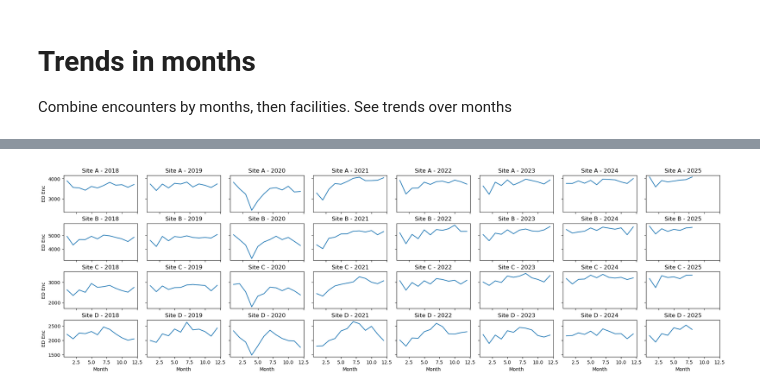
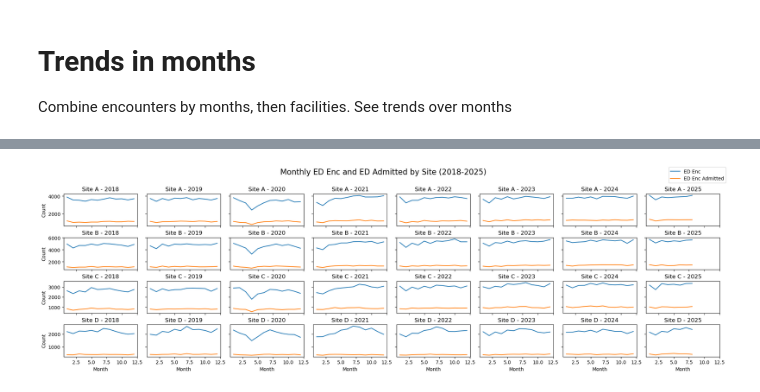
Before and after one commit to southdakotamines-datascience/dsu-no-sleep, a Jupyter notebook: explore.ipynb, the cells around one changed output, grey strips where cells are left out. Saved outputs shown, nothing was run; the diff lists cells and outputs as text; code cells hidden in the pictures.

```diff
--- a/explore.ipynb
+++ b/explore.ipynb
@@ -74,9 +76,10 @@ reason_dict = {reason: idx for idx, reason in enumerate(df['REASON_VISIT_NAME'].
 df_friendly = df.with_columns(
     [pl.col("Date").dt.year().alias("Year").cast(pl.Int32),
      pl.col("Date").dt.month().alias("Month").cast(pl.Int32),
-     pl.col("Date").dt.day().alias("Day").cast(pl.Int32)]).drop("Date")
+     pl.col("Date").dt.day().alias("Day").cast(pl.Int32),
+     pl.col("Date").dt.weekday().alias("Weekday").cast(pl.Int32)]).drop("Date")
 
-df_friendly = df_friendly.select(["Site", "Year", "Month", "Day", "Hour", "REASON_VISIT_NAME", "ED Enc", "ED Enc Admitted"])
+df_friendly = df_friendly.select(["Site", "Year", "Month", "Day", "Weekday", "Hour", "REASON_VISIT_NAME", "ED Enc", "ED Enc Admitted"])
 df_friendly = df_friendly.with_columns(
     pl.col('Site').replace(site_dict).cast(pl.Int32),
     pl.col('REASON_VISIT_NAME').replace(reason_dict).cast(pl.Int32)
@@ -143,16 +140,21 @@ shape: (5, 5)
 # %%
 # for each year (2018-2025), create a line plot of monthly ED Enc for each site
 # 8 years, 4 sites
 fig, axes = plt.subplots(4, 8, layout="constrained", figsize=(20, 6), sharex=True, sharey="row")
 
 for i, year in enumerate(range(2018, 2026)):
     for j, site in enumerate(['A', 'B', 'C', 'D']):
         sns.lineplot(data=monthly_site_data.filter((pl.col('Year') == year) & (pl.col('Site') == site)),
-                     x='Month', y='ED Enc', ax=axes[j, i])
+                     x='Month', y='ED Enc', ax=axes[j, i], label="ED Enc" if i == 0 and j == 0 else "", legend=False)
+        sns.lineplot(data=monthly_site_data.filter((pl.col('Year') == year) & (pl.col('Site') == site)),
+                     x='Month', y='ED Enc Admitted', ax=axes[j, i], label="ED Enc Admitted" if i == 0 and j == 0 else "", legend=False)
         axes[j, i].set_title(f'Site {site} - {year}')
         axes[j, i].set_xlabel('Month')
-        axes[j, i].set_ylabel('ED Enc')
+        axes[j, i].set_ylabel('Count')
+
+fig.legend(loc='outside upper right')
+fig.suptitle('Monthly ED Enc and ED Admitted by Site (2018-2025)', fontsize=16)
 
 plt.show()
 # %% [output]
-[figure, old version]
+[figure, new version]
```
Also changed, not shown: parts of 22 cells of this notebook.
